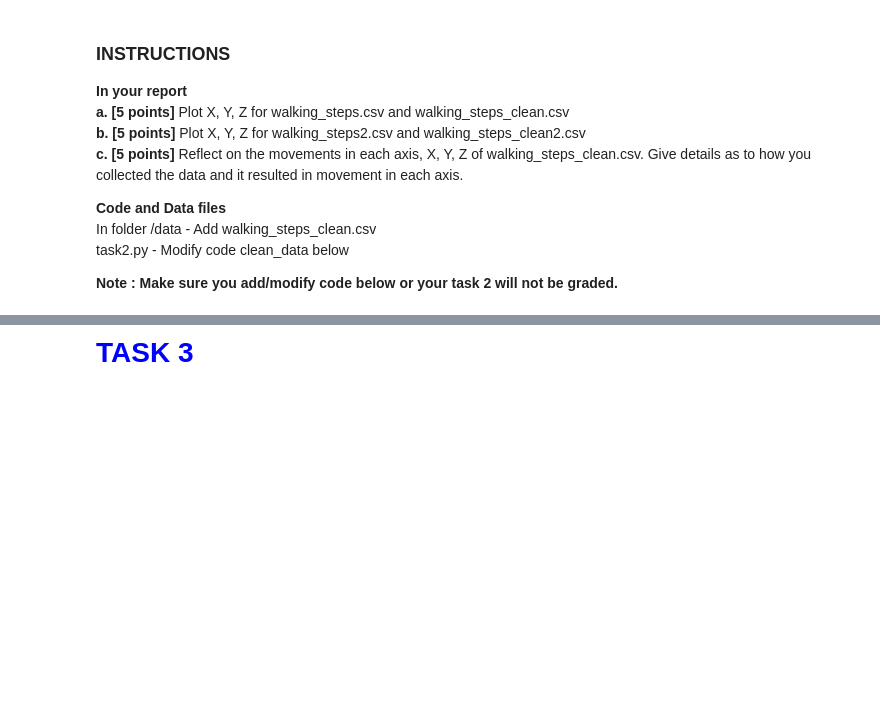
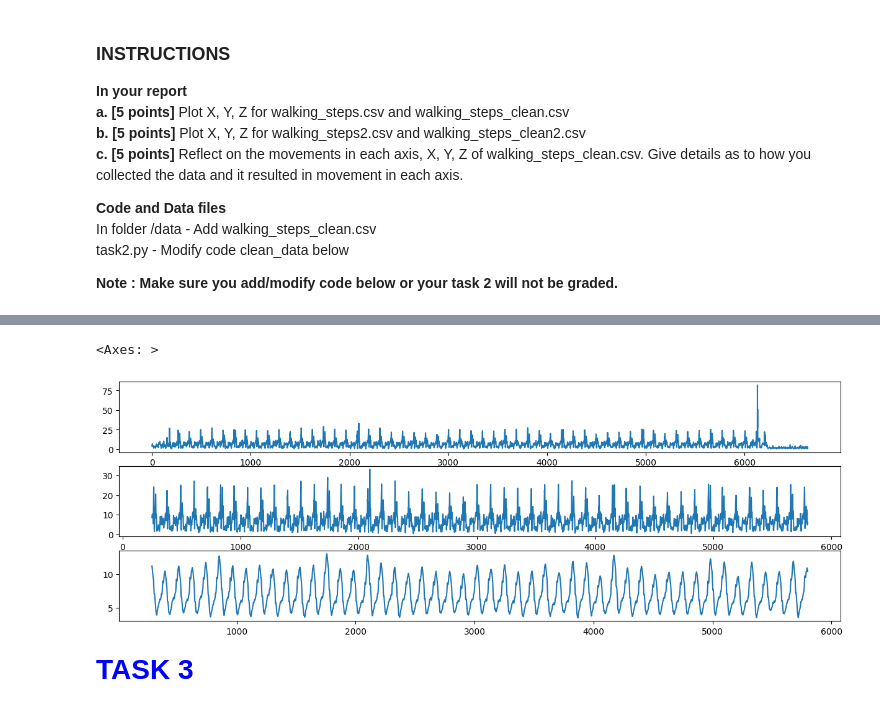
Before and after one commit to cdevre/ga_1, a Jupyter notebook: muc-fall-2022-sensor-data/SensorDataAnalysisActivity.ipynb, the cells around one changed output, grey strips where cells are left out. Cells and saved outputs as stored; diff of their text form; code cells hidden in the pictures; blank space fills up the shorter version.

Commit message:
added a few helper functions for TASK 2 clean up
denoise, and clipping for the dataset

```diff
--- a/muc-fall-2022-sensor-data/SensorDataAnalysisActivity.ipynb
+++ b/muc-fall-2022-sensor-data/SensorDataAnalysisActivity.ipynb
@@ -104,3 +111,36 @@ if __name__== "__main__":
+# %%
+def denoise(in_data: pd.DataFrame, averageing_window:int):
+    # uses rolling average
+    res = in_data.rolling(window=averageing_window).mean()
+    return res
+
+def clip_start_and_end(in_data: pd.DataFrame, start:int, end:int):
+    res = in_data = in_data.loc[start:end]
+    return res
+
+def down_sample(in_data: pd.DataFrame, sampling_rate:int):
+    # TODO
+    return
+# %%
+fig, axes = plt.subplots(nrows=3, ncols=1, figsize=(15, 5))  # Adjust the number of subplots as needed
+
+path = "data/walking_steps_1.csv"
+
+data = pd.read_csv(path)
+data["Absolute acceleration (m/s^2)"].plot(ax=axes[0])
+# print(data)
+
+clipped_data = clip_start_and_end(data, 250, 5800)
+clipped_data["Absolute acceleration (m/s^2)"].plot(ax=axes[1])
+
+
+denoised_data = denoise(clipped_data, averageing_window=40)
+denoised_data["Absolute acceleration (m/s^2)"].plot(ax=axes[2])
+
+# plt.show()
+# %% [output]
+<Axes: >
+[figure, added]
 # %% [markdown]
 <span style="color:blue; font-size:2em;"> **TASK 3** </span>
 # %% [markdown]
```
Also changed, not shown: parts of 1 cell of this notebook, 4 other files.
